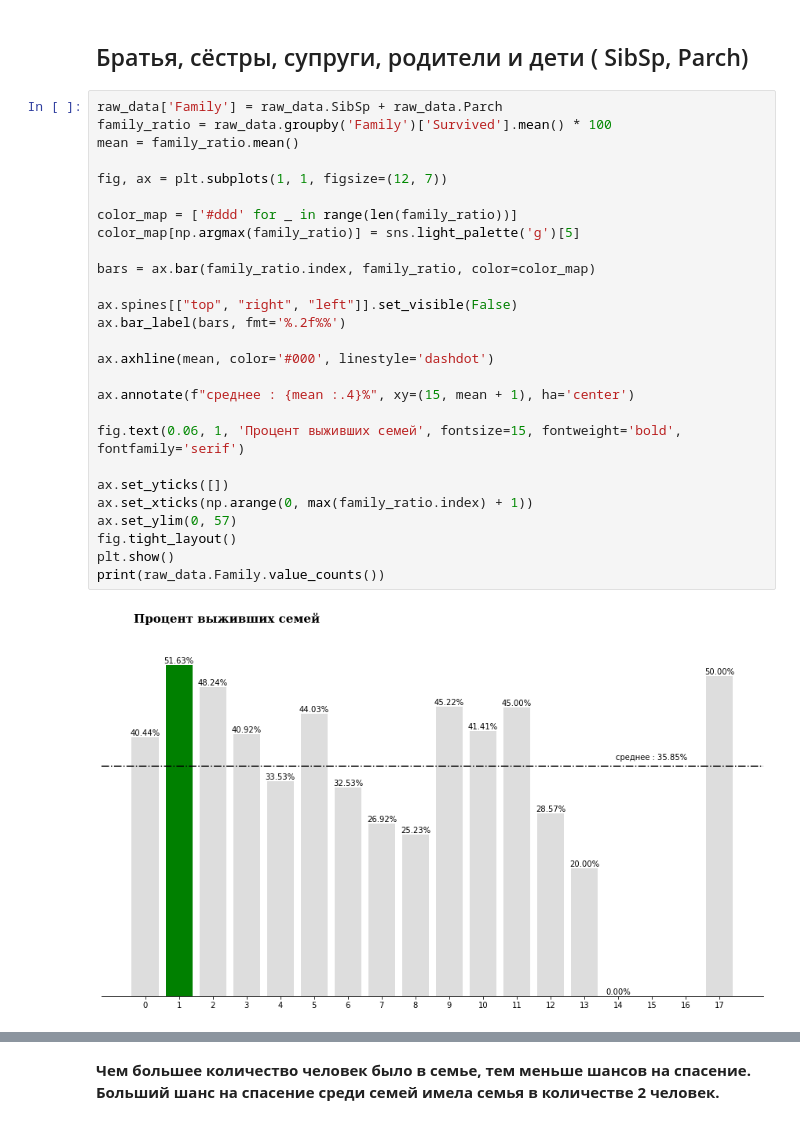
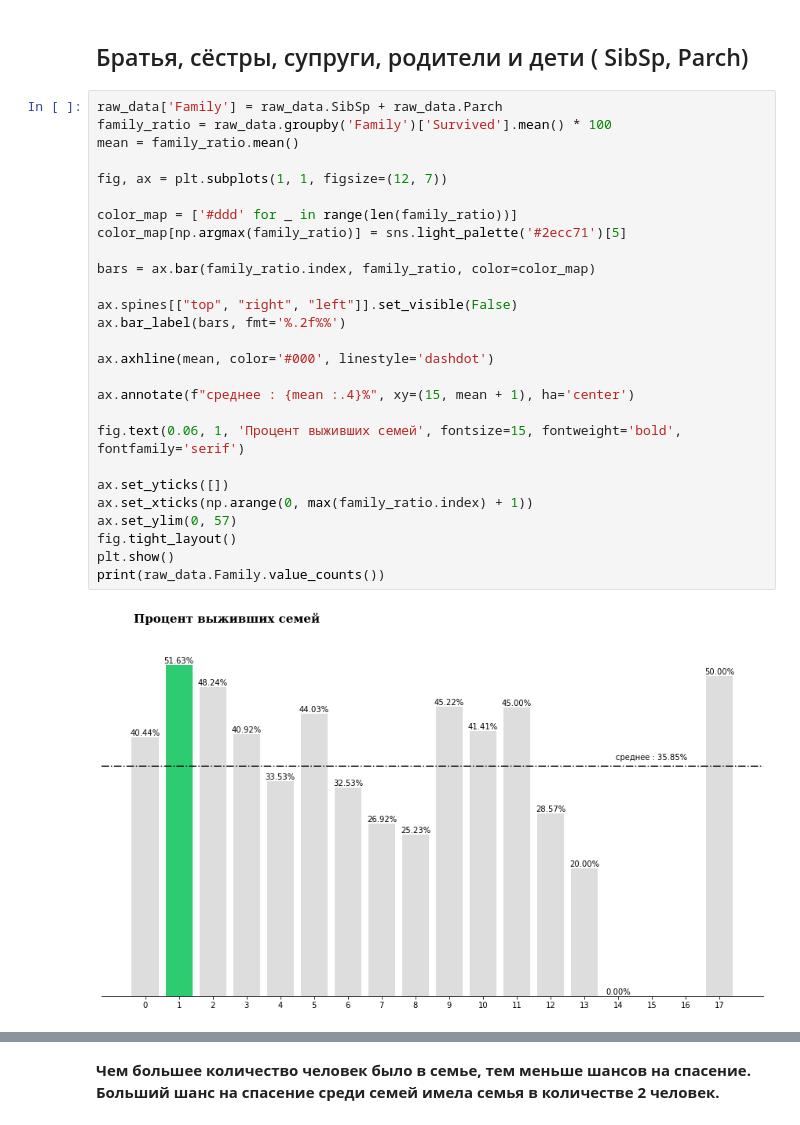
Before and after one commit to githubjeka/ml-intro, a Jupyter notebook: eda.ipynb, the cells around one changed output, grey strips where cells are left out. Drawn from its saved outputs; the diff is of its cells as text.

```diff
--- a/eda.ipynb
+++ b/eda.ipynb
@@ -289,32 +289,32 @@ Name: Survived, dtype: int64
 # %%
 raw_data['Family'] = raw_data.SibSp + raw_data.Parch
 family_ratio = raw_data.groupby('Family')['Survived'].mean() * 100
 mean = family_ratio.mean()
 
 fig, ax = plt.subplots(1, 1, figsize=(12, 7))
 
 color_map = ['#ddd' for _ in range(len(family_ratio))]
-color_map[np.argmax(family_ratio)] = sns.light_palette('g')[5]
+color_map[np.argmax(family_ratio)] = sns.light_palette('#2ecc71')[5]
 
 bars = ax.bar(family_ratio.index, family_ratio, color=color_map)
 
 ax.spines[["top", "right", "left"]].set_visible(False)
 ax.bar_label(bars, fmt='%.2f%%')
 
 ax.axhline(mean, color='#000', linestyle='dashdot')
 
 ax.annotate(f"среднее : {mean :.4}%", xy=(15, mean + 1), ha='center')
 
 fig.text(0.06, 1, 'Процент выживших семей', fontsize=15, fontweight='bold', fontfamily='serif')
 
 ax.set_yticks([])
 ax.set_xticks(np.arange(0, max(family_ratio.index) + 1))
 ax.set_ylim(0, 57)
 fig.tight_layout()
 plt.show()
 print(raw_data.Family.value_counts())
 # %% [output]
-[figure, old version]
+[figure, new version]
 0     61853
 1     14212
 2     10789
```
Also changed, not shown: parts of 2 cells of this notebook.
